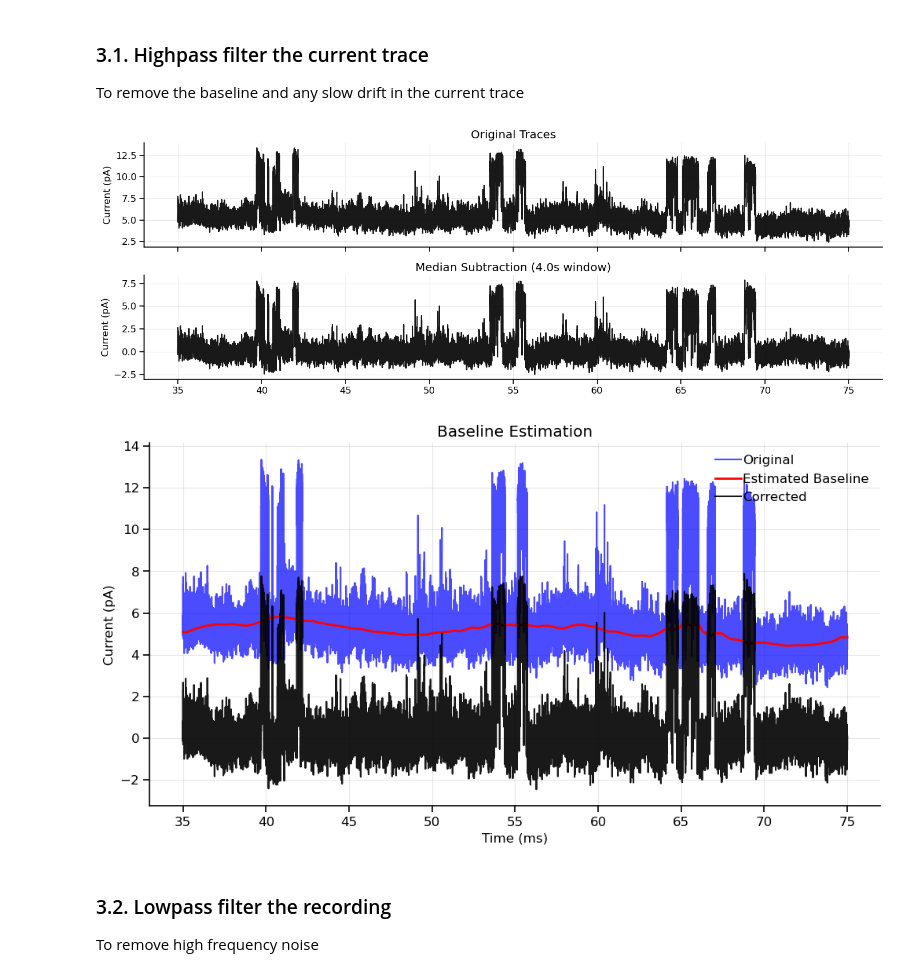
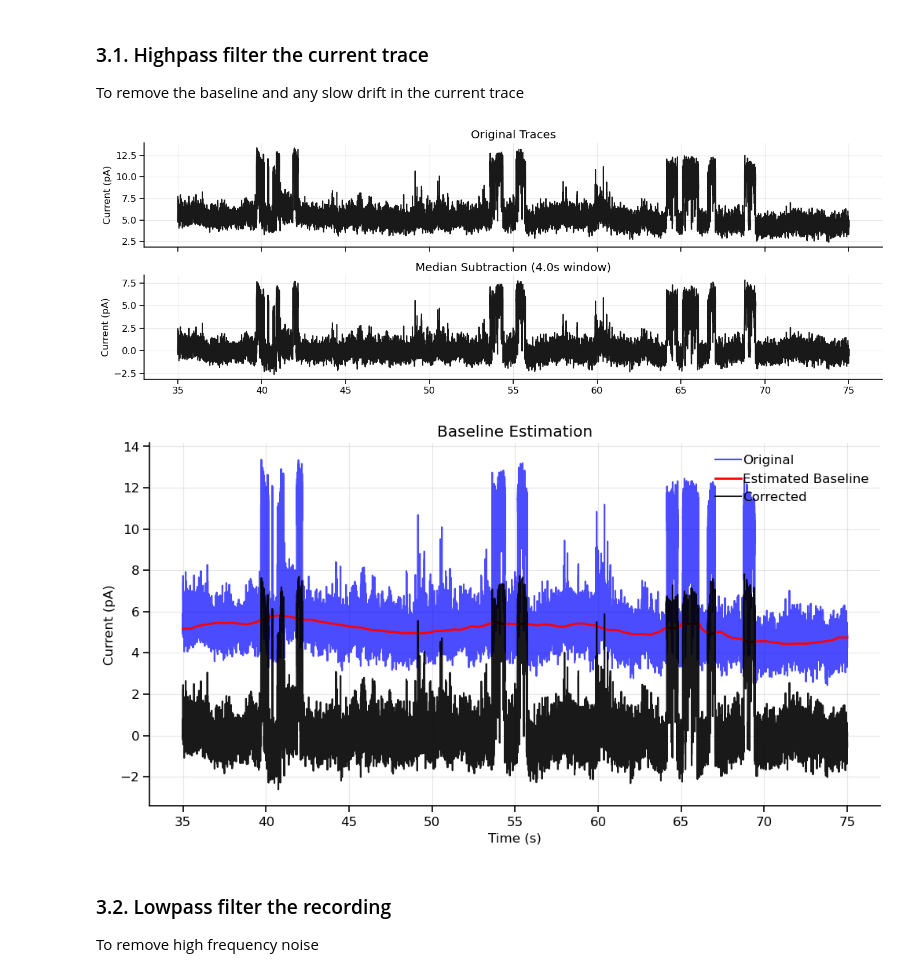
Before and after one commit to argalloni/CSHL_IonChannels2025, a Jupyter notebook: Analysis 9 - Single channels.ipynb, the cells around one changed output. Saved outputs shown, nothing was run; the diff lists cells and outputs as text; code cells hidden in the pictures.

```diff
--- a/Analysis 9 - Single channels.ipynb
+++ b/Analysis 9 - Single channels.ipynb
@@ -87,10 +88,10 @@ filtered, noise = remove_line_noise(current_traces,
                                         sampling_freq=sampling_freq,
                                         target_freq=60,
                                         harmonics=3,
-                                        plot_spectrum=True)
+                                        plot_spectrum=False)
 
 # Median baseline subtraction
-window_size_ms = 1000
+window_size_ms = 4000
 corrected_median, baseline_median = baseline_correction(filtered, sampling_freq, method='median_subtraction', window_ms=window_size_ms)
 
 # # Use FFT-based filtering for sharper frequency cutoffs
@@ -109,35 +110,35 @@ corrected_median, baseline_median = baseline_correction(filtered, sampling_freq,
 #     filter_order=6  # Higher order for steeper roll-off
 # )
 
 # ---------------------------------------------------------------------------------------------------------------
 # Plot comparison
 fig, axes = plt.subplots(2, 1, figsize=(14, 5), sharex=True)
 axes[0].plot(time, current_traces.T, alpha=0.9, color='black')
 axes[0].set_ylabel('Current (pA)')
 axes[0].set_title('Original Traces')
 axes[0].grid(True, alpha=0.3)
 axes[1].plot(time, corrected_median.T, alpha=0.9, color='black')
 axes[1].set_ylabel('Current (pA)')
 axes[1].set_title(f'Median Subtraction ({window_size_ms/1000}s window)')
 axes[1].grid(True, alpha=0.3)
 plt.tight_layout()
 plt.show()
 
 # Show baseline estimation for median method
 fig, ax = plt.subplots(figsize=(12, 6))
 trace_idx = 0  # Show first trace
 ax.plot(time, current_traces[trace_idx], 'b-', alpha=0.7, label='Original')
 ax.plot(time, baseline_median[trace_idx], 'r-', linewidth=2, label='Estimated Baseline')
 ax.plot(time, corrected_median[trace_idx], 'k-', alpha=0.9, label='Corrected')
-ax.set_xlabel('Time (ms)')
+ax.set_xlabel('Time (s)')
 ax.set_ylabel('Current (pA)')
 ax.set_title('Baseline Estimation')
 ax.legend()
 ax.grid(True, alpha=0.3)
 plt.show()
 # %% [output]
 [figure]
-[figure, old version]
+[figure, new version]
 # %% [markdown]
 ### 3.2. Lowpass filter the recording
 
```
Also changed, not shown: parts of 9 cells of this notebook, 1 other file.
